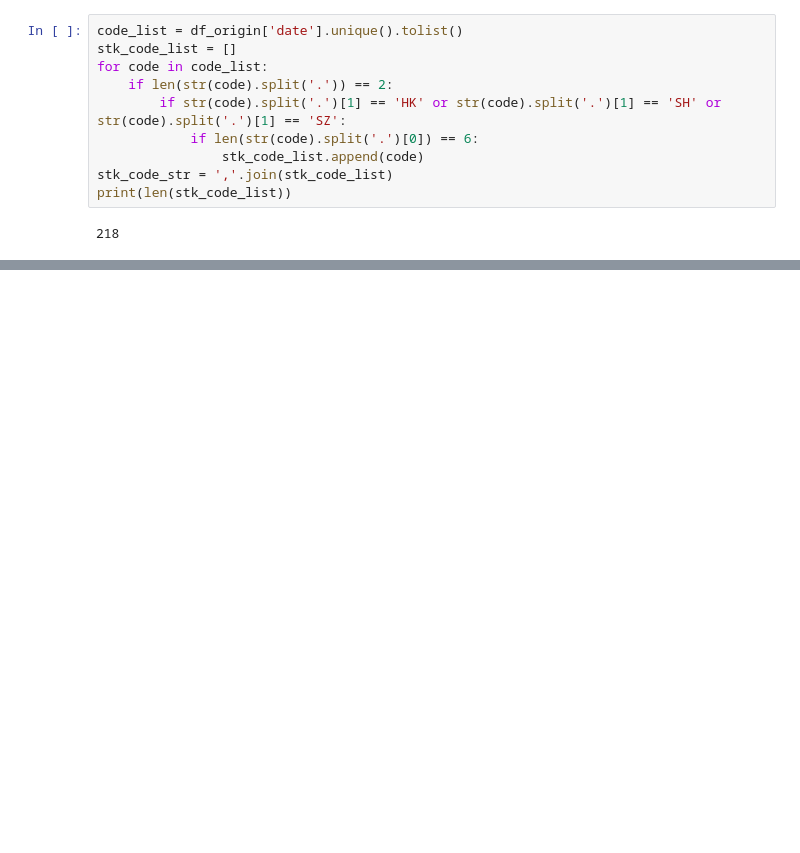
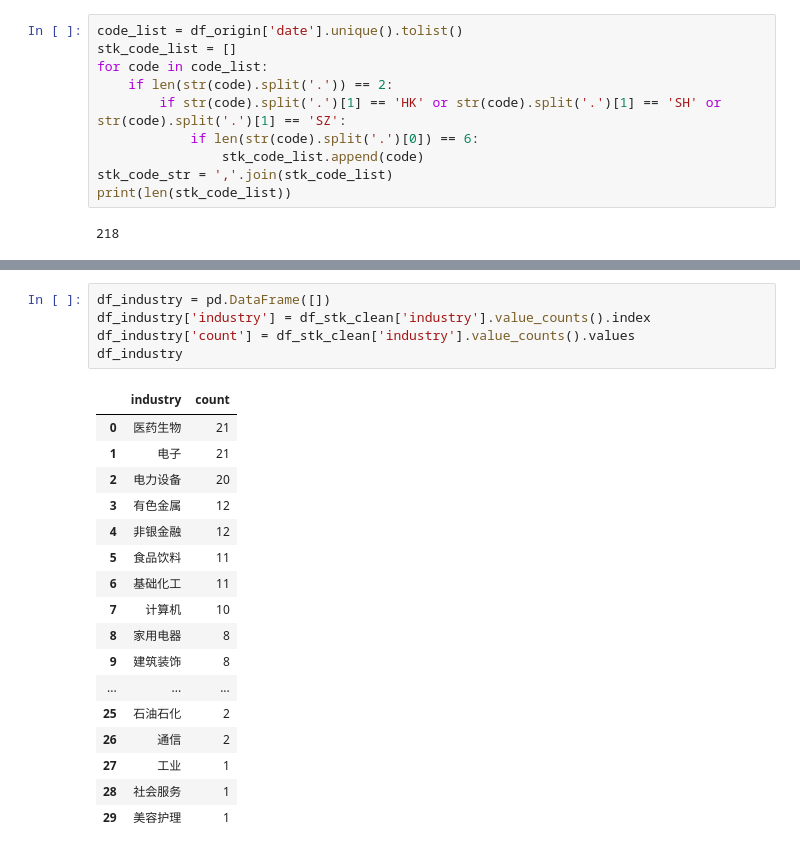
Before and after one commit to PXY11/trading-optimize, a Jupyter notebook: arb.ipynb, the cells around one changed output, grey strips where cells are left out. Saved outputs shown, nothing was run; the diff lists cells and outputs as text; blank space fills up the shorter version.

```diff
--- a/arb.ipynb
+++ b/arb.ipynb
@@ -31,0 +122,23 @@ IN NO CIRCUMSTANCE SHALL WIND BE RESPONSIBLE FOR ANY DAMAGES OR LOSSES CAUSED BY
+# %%
+df_industry = pd.DataFrame([])
+df_industry['industry'] = df_stk_clean['industry'].value_counts().index
+df_industry['count'] = df_stk_clean['industry'].value_counts().values
+df_industry
+# %% [output]
+|  | industry | count |
+| 0 | 医药生物 | 21 |
+| 1 | 电子 | 21 |
+| 2 | 电力设备 | 20 |
+| 3 | 有色金属 | 12 |
+| 4 | 非银金融 | 12 |
+| 5 | 食品饮料 | 11 |
+| 6 | 基础化工 | 11 |
+| 7 | 计算机 | 10 |
+| 8 | 家用电器 | 8 |
+| 9 | 建筑装饰 | 8 |
+| ... | ... | ... |
+| 25 | 石油石化 | 2 |
+| 26 | 通信 | 2 |
+| 27 | 工业 | 1 |
+| 28 | 社会服务 | 1 |
+| 29 | 美容护理 | 1 |
```
Also changed, not shown: parts of 11 cells of this notebook, 1 other file.
